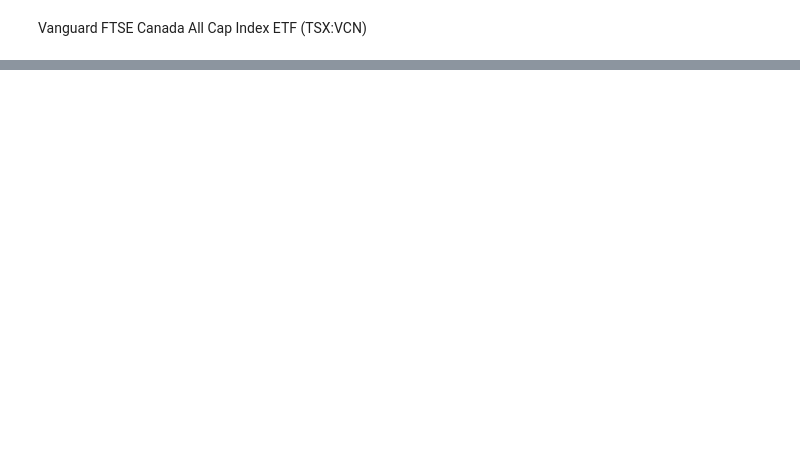
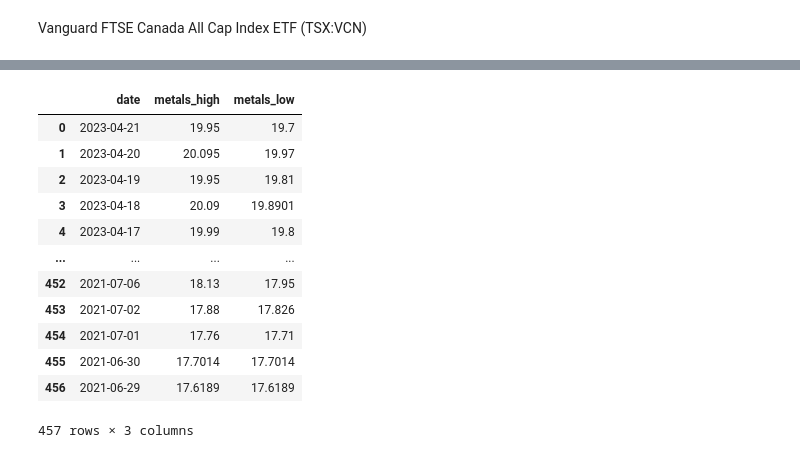
Before and after one commit to Dhvani811/Covid19Project, a Jupyter notebook: Final_Project.ipynb, the cells around one changed output, grey strips where cells are left out. Cells and saved outputs as stored; diff of their text form; code cells hidden in the pictures; blank space fills up the shorter version.

```diff
--- a/Final_Project.ipynb
+++ b/Final_Project.ipynb
@@ -211,0 +260,36 @@ dhl
+# %%
+
+response = requests.get(f"https://www.alphavantage.co/query?function=TIME_SERIES_DAILY_ADJUSTED&symbol=IAUM&apikey={API_KEY}&outputsize=full&from=2020-20-22&to=2023-03-09")
+
+data = response.json()
+
+# Get the daily prices from the response
+daily_prices = data["Time Series (Daily)"]
+# us_stocks = pd.DataFrame(columns=['date', 'high', 'low'])
+metals = pd.DataFrame(columns=['date', 'high', 'low'])
+
+# Loop through each day and get the daily high and low prices
+for date, values in daily_prices.items():
+  daily_high = values["2. high"]
+  daily_low = values["3. low"]
+  new_row = {'date': date,'high': daily_high, 'low': daily_low}
+  metals = metals.append(new_row, ignore_index=True)
+
+metals = metals.rename(columns={"date": "date", "high": "metals_high", "low": "metals_low"})
+metals.set_index('date')
+# %%
+metals
+# %% [output]
+|  | date | metals_high | metals_low |
+| 0 | 2023-04-21 | 19.95 | 19.7 |
+| 1 | 2023-04-20 | 20.095 | 19.97 |
+| 2 | 2023-04-19 | 19.95 | 19.81 |
+| 3 | 2023-04-18 | 20.09 | 19.8901 |
+| 4 | 2023-04-17 | 19.99 | 19.8 |
+| ... | ... | ... | ... |
+| 452 | 2021-07-06 | 18.13 | 17.95 |
+| 453 | 2021-07-02 | 17.88 | 17.826 |
+| 454 | 2021-07-01 | 17.76 | 17.71 |
+| 455 | 2021-06-30 | 17.7014 | 17.7014 |
+| 456 | 2021-06-29 | 17.6189 | 17.6189 |
+457 rows × 3 columns
```
Also changed, not shown: parts of 12 cells of this notebook.
